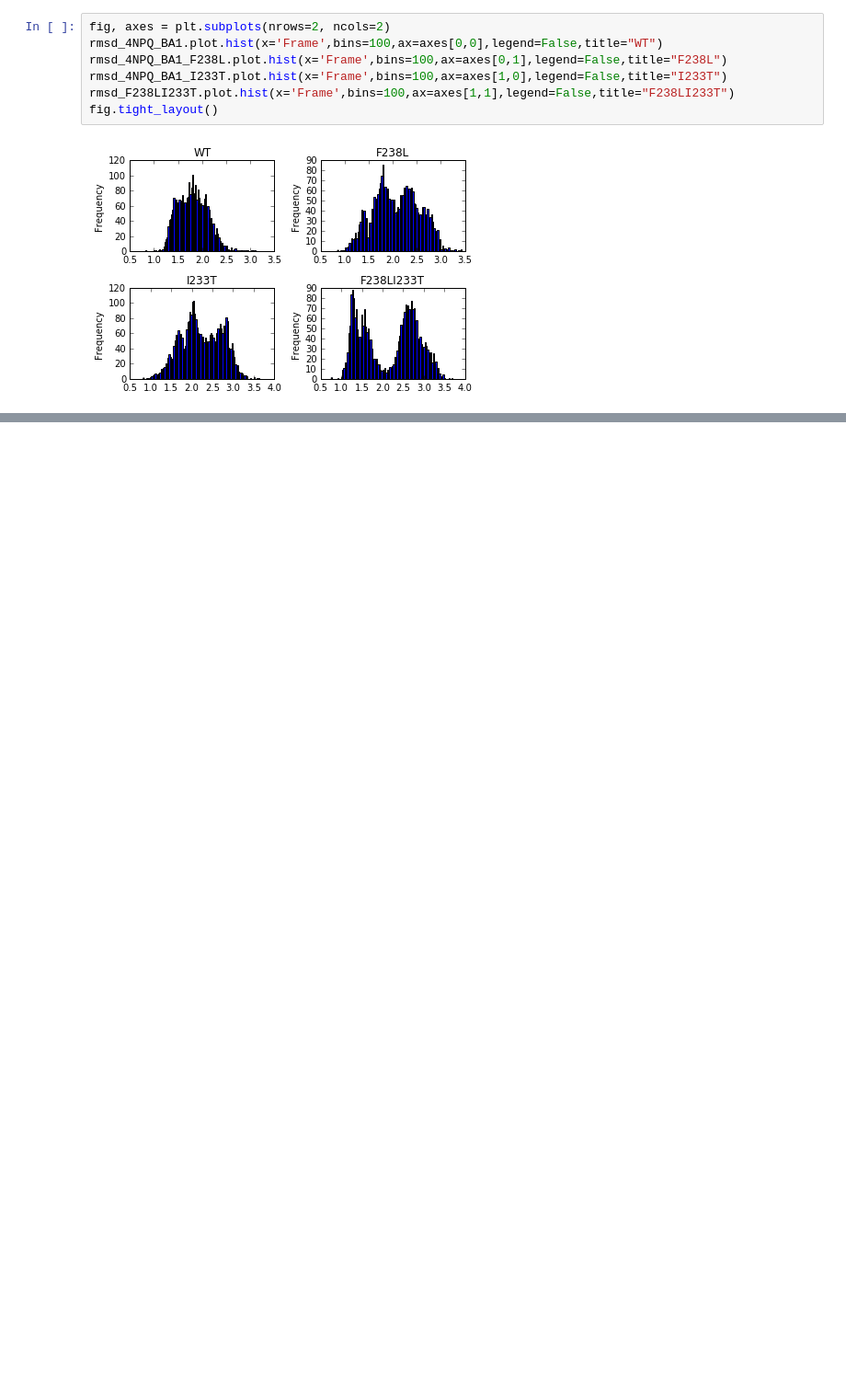
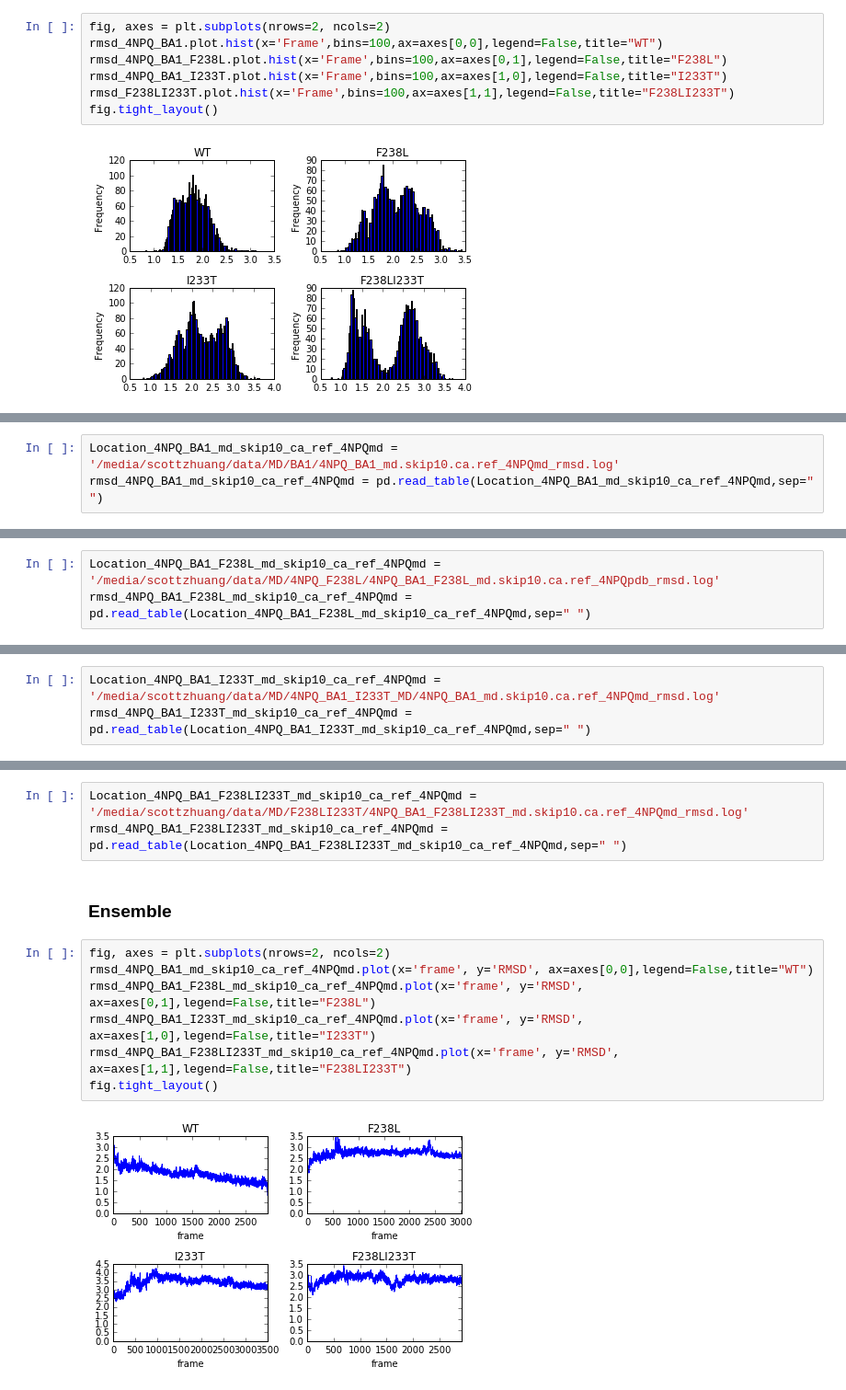
Before and after one commit to chemlove/md_data_analysis, a Jupyter notebook: rmsd_pandas.ipynb, the cells around one changed output, grey strips where cells are left out. Shown at 92% size. Saved outputs shown, nothing was run; the diff lists cells and outputs as text; blank space fills up the shorter version.

```diff
--- a/rmsd_pandas.ipynb
+++ b/rmsd_pandas.ipynb
@@ -93,0 +78,3 @@ axes.legend(['WT', 'F238L','I233T','I233TF238L'])
+# %%
+Location_4NPQ_BA1_md_skip10_ca_ref_4NPQmd = '/media/scottzhuang/data/MD/BA1/4NPQ_BA1_md.skip10.ca.ref_4NPQmd_rmsd.log'
+rmsd_4NPQ_BA1_md_skip10_ca_ref_4NPQmd = pd.read_table(Location_4NPQ_BA1_md_skip10_ca_ref_4NPQmd,sep=" ")
@@ -93,0 +83,3 @@ axes.legend(['WT', 'F238L','I233T','I233TF238L'])
+# %%
+Location_4NPQ_BA1_F238L_md_skip10_ca_ref_4NPQmd = '/media/scottzhuang/data/MD/4NPQ_F238L/4NPQ_BA1_F238L_md.skip10.ca.ref_4NPQpdb_rmsd.log'
+rmsd_4NPQ_BA1_F238L_md_skip10_ca_ref_4NPQmd = pd.read_table(Location_4NPQ_BA1_F238L_md_skip10_ca_ref_4NPQmd,sep=" ")
@@ -93,0 +88,3 @@ axes.legend(['WT', 'F238L','I233T','I233TF238L'])
+# %%
+Location_4NPQ_BA1_I233T_md_skip10_ca_ref_4NPQmd = '/media/scottzhuang/data/MD/4NPQ_BA1_I233T_MD/4NPQ_BA1_md.skip10.ca.ref_4NPQmd_rmsd.log'
+rmsd_4NPQ_BA1_I233T_md_skip10_ca_ref_4NPQmd = pd.read_table(Location_4NPQ_BA1_I233T_md_skip10_ca_ref_4NPQmd,sep=" ")
@@ -93,0 +93,14 @@ axes.legend(['WT', 'F238L','I233T','I233TF238L'])
+# %%
+Location_4NPQ_BA1_F238LI233T_md_skip10_ca_ref_4NPQmd = '/media/scottzhuang/data/MD/F238LI233T/4NPQ_BA1_F238LI233T_md.skip10.ca.ref_4NPQmd_rmsd.log'
+rmsd_4NPQ_BA1_F238LI233T_md_skip10_ca_ref_4NPQmd = pd.read_table(Location_4NPQ_BA1_F238LI233T_md_skip10_ca_ref_4NPQmd,sep=" ")
+# %% [markdown]
+### Ensemble
+# %%
+fig, axes = plt.subplots(nrows=2, ncols=2)
+rmsd_4NPQ_BA1_md_skip10_ca_ref_4NPQmd.plot(x='frame', y='RMSD', ax=axes[0,0],legend=False,title="WT")
+rmsd_4NPQ_BA1_F238L_md_skip10_ca_ref_4NPQmd.plot(x='frame', y='RMSD', ax=axes[0,1],legend=False,title="F238L")
+rmsd_4NPQ_BA1_I233T_md_skip10_ca_ref_4NPQmd.plot(x='frame', y='RMSD', ax=axes[1,0],legend=False,title="I233T")
+rmsd_4NPQ_BA1_F238LI233T_md_skip10_ca_ref_4NPQmd.plot(x='frame', y='RMSD', ax=axes[1,1],legend=False,title="F238LI233T")
+fig.tight_layout()
+# %% [output]
+[figure, added]
```
Also changed, not shown: parts of 52 cells of this notebook.
